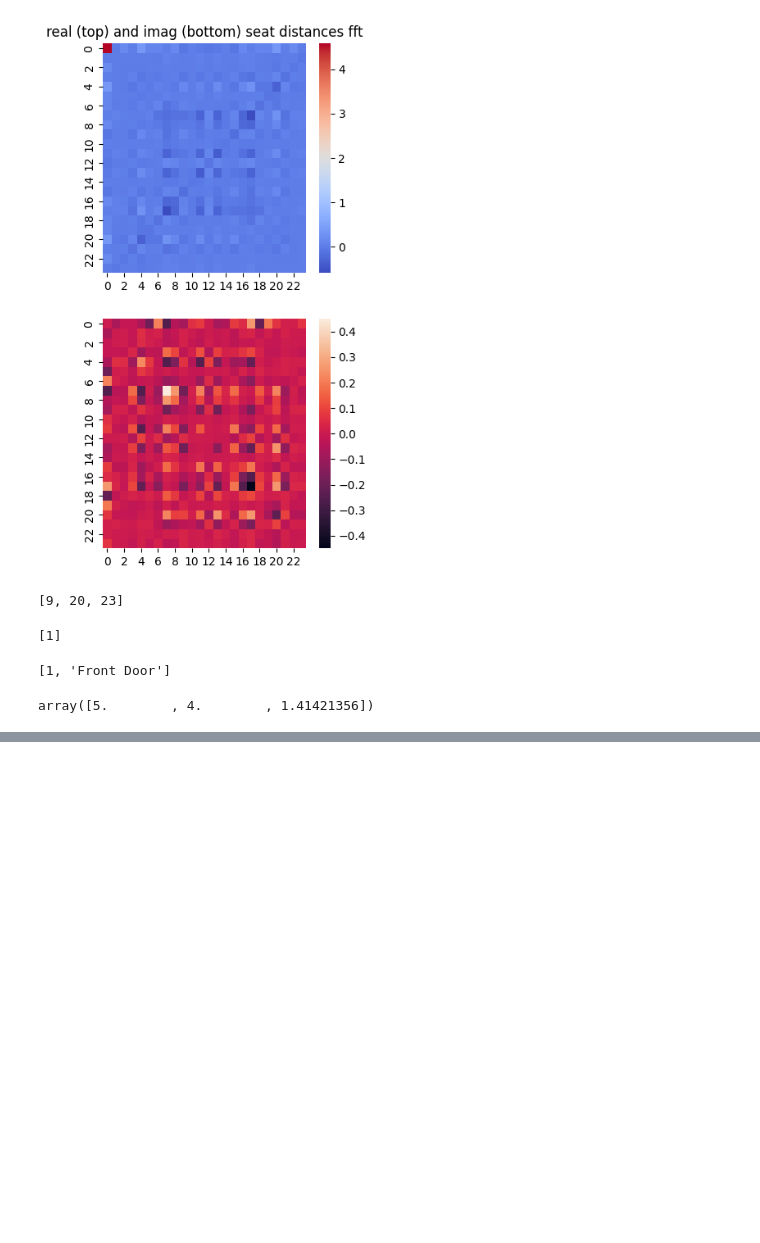
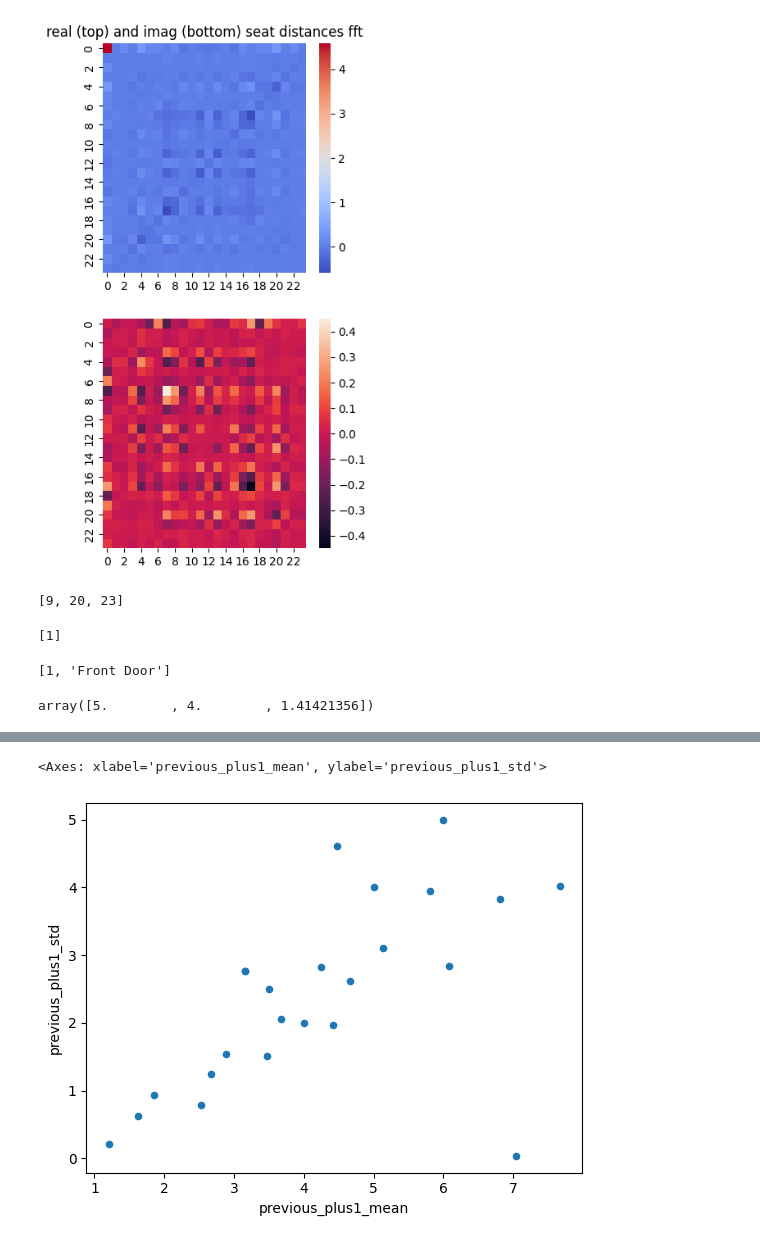
Before and after one commit to dtersegno/nz-seats, a Jupyter notebook: seats.ipynb, the cells around one changed output, grey strips where cells are left out. Cells and saved outputs as stored; diff of their text form; code cells hidden in the pictures; blank space fills up the shorter version.

```diff
--- a/seats.ipynb
+++ b/seats.ipynb
@@ -162,2 +169,4 @@ seat_df['neighbors_no'] = seat_df.reset_index()['index'].apply(lambda ind: get_n
 # %%
-seat_df['previous_neighbors'] = seat_df.reset_index()['index'].apply(lambda ind: get_neighbors((ind-1)%24, False) if type(ind) != str else np.nan)
+seat_df['seat'] = seat_df.index
+seat_df['previous_seat'] = seat_df['seat'].apply(lambda seat: mod_offset(seat-1,24,1) if type(seat) != str else np.nan)
+seat_df['previous_neighbors'] = seat_df['previous_seat'].dropna().apply(get_neighbors)
@@ -169,0 +193,11 @@ dict_keys(['Driver', 'Front Door', 1, 14, 18, 10, 7, 21, 15, 4, 22, 8, 16, 'toil
+# %%
+#cycle previous neighbors ahead.
+def cycle_previous_neighbors(neighbors):
+    new_neighbor_locations = [
+        mod_offset(neighbor + 1, 24, 1)
+        for neighbor in neighbors
+    ]
+    return new_neighbor_locations
+
+seat_df['previous_neighbors_plus1'] = seat_df['previous_neighbors'].dropna().apply(cycle_previous_neighbors)
+seat_df
@@ -169,0 +222,13 @@ dict_keys(['Driver', 'Front Door', 1, 14, 18, 10, 7, 21, 15, 4, 22, 8, 16, 'toil
+# %%
+def get_distance_list(this_seat, neighbors):
+    seat_distances = [
+        seat_distance(this_seat, neighbor)
+        for neighbor in neighbors
+    ]
+    return seat_distances
+
+seat_df['previous_neighbors_plus1_distances'] = seat_df.dropna(subset='previous_neighbors_plus1').apply(
+    lambda row: get_distance_list(row.seat,row.previous_neighbors_plus1), axis = 1
+)
+
+seat_df
@@ -169,0 +257,5 @@ dict_keys(['Driver', 'Front Door', 1, 14, 18, 10, 7, 21, 15, 4, 22, 8, 16, 'toil
+# %%
+seat_df['previous_plus1_mean'] = seat_df['previous_neighbors_plus1_distances'].dropna().apply(lambda distances: sum(distances)/(len(distances)))
+seat_df['previous_plus1_std'] = seat_df['previous_neighbors_plus1_distances'].dropna().apply(lambda distances: np.std(distances))
+
+seat_df
@@ -169,0 +280,5 @@ dict_keys(['Driver', 'Front Door', 1, 14, 18, 10, 7, 21, 15, 4, 22, 8, 16, 'toil
+# %%
+seat_df.plot('previous_plus1_mean', 'previous_plus1_std', kind = 'scatter')
+# %% [output]
+<Axes: xlabel='previous_plus1_mean', ylabel='previous_plus1_std'>
+[figure, added]
```
Also changed, not shown: parts of 16 cells of this notebook.
